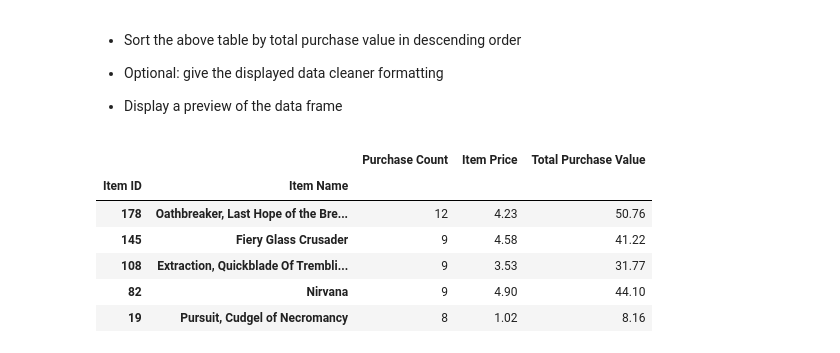
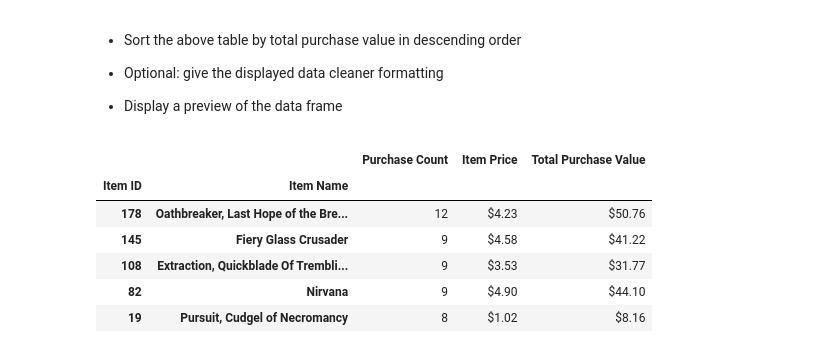
Before and after one commit to whatwillnjdo/pandas-challenge, a Jupyter notebook: HeroesOfPymoli.ipynb, the cells around one changed output. Cells and saved outputs as stored; diff of their text form; code cells hidden in the pictures.

```diff
--- a/HeroesOfPymoli.ipynb
+++ b/HeroesOfPymoli.ipynb
@@ -326,13 +349,18 @@ item_merge.head()
 
 * Display a preview of the data frame
 # %%
+#Formatting, sorting and displaying the top 5 sellers
 item_merge = item_merge.sort_values('Purchase Count',ascending = False).head(5)
+item_merge = item_merge.style.format({'Item Price':'${:.2f}',
+                                      'Total Purchase Value':'${:.2f}'
+                                      })
+
 item_merge
 # %% [output]
 |  |  | Purchase Count | Item Price | Total Purchase Value |
 | Item ID | Item Name |  |  |  |
-| 178 | Oathbreaker, Last Hope of the Bre... | 12 | 4.23 | 50.76 |
-| 145 | Fiery Glass Crusader | 9 | 4.58 | 41.22 |
-| 108 | Extraction, Quickblade Of Trembli... | 9 | 3.53 | 31.77 |
-| 82 | Nirvana | 9 | 4.90 | 44.10 |
-| 19 | Pursuit, Cudgel of Necromancy | 8 | 1.02 | 8.16 |
+| 178 | Oathbreaker, Last Hope of the Bre... | 12 | $4.23 | $50.76 |
+| 145 | Fiery Glass Crusader | 9 | $4.58 | $41.22 |
+| 108 | Extraction, Quickblade Of Trembli... | 9 | $3.53 | $31.77 |
+| 82 | Nirvana | 9 | $4.90 | $44.10 |
+| 19 | Pursuit, Cudgel of Necromancy | 8 | $1.02 | $8.16 |
```
Also changed, not shown: parts of 7 cells of this notebook.
